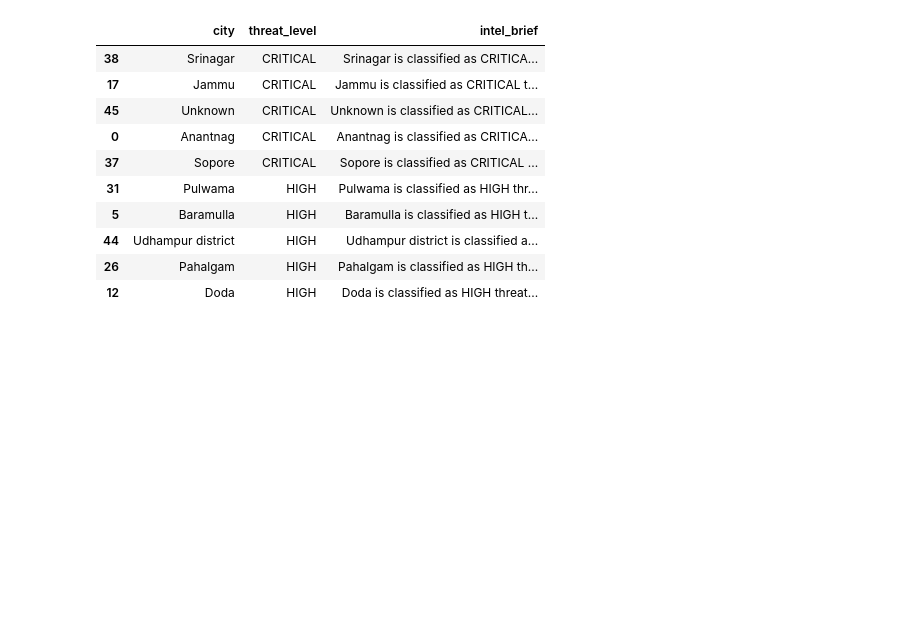
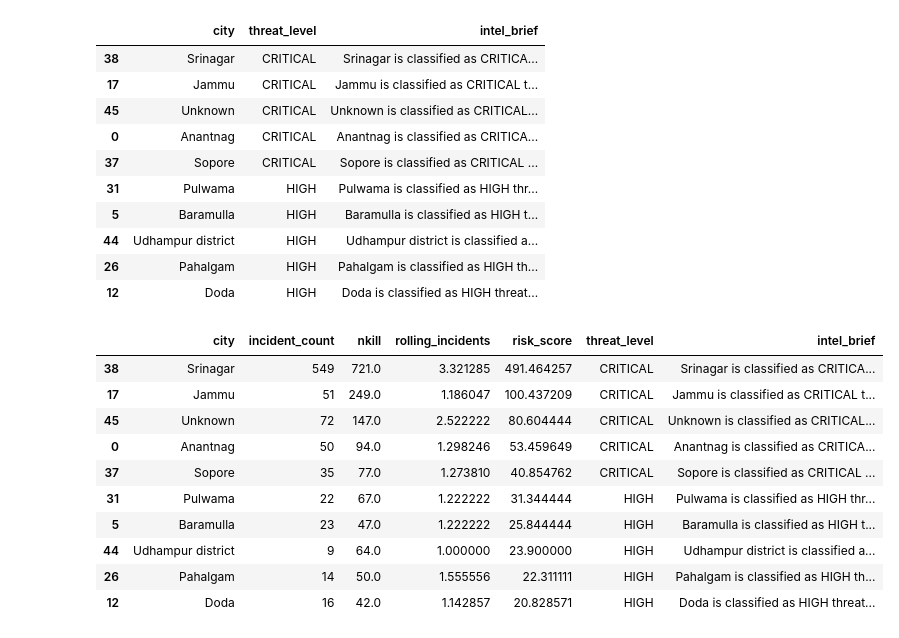
Before and after one commit to aajbelga/TRINETRA, a Jupyter notebook: notebooks/data_cleaning.ipynb, the cells around one changed output. Cells and saved outputs as stored; diff of their text form; code cells hidden in the pictures; blank space fills up the shorter version.

```diff
--- a/notebooks/data_cleaning.ipynb
+++ b/notebooks/data_cleaning.ipynb
@@ -1596,3 +1596,22 @@ district_risk.to_csv(
     r"D:\GeoShield-Kashmir\data\processed\district_risk.csv",
     index=False
 )
+# %%
+top10 = district_risk.sort_values(
+    'risk_score',
+    ascending=False
+).head(10)
+
+top10
+# %% [output]
+|  | city | incident_count | nkill | rolling_incidents | risk_score | threat_level | intel_brief |
+| 38 | Srinagar | 549 | 721.0 | 3.321285 | 491.464257 | CRITICAL | Srinagar is classified as CRITICA... |
+| 17 | Jammu | 51 | 249.0 | 1.186047 | 100.437209 | CRITICAL | Jammu is classified as CRITICAL t... |
+| 45 | Unknown | 72 | 147.0 | 2.522222 | 80.604444 | CRITICAL | Unknown is classified as CRITICAL... |
+| 0 | Anantnag | 50 | 94.0 | 1.298246 | 53.459649 | CRITICAL | Anantnag is classified as CRITICA... |
+| 37 | Sopore | 35 | 77.0 | 1.273810 | 40.854762 | CRITICAL | Sopore is classified as CRITICAL ... |
+| 31 | Pulwama | 22 | 67.0 | 1.222222 | 31.344444 | HIGH | Pulwama is classified as HIGH thr... |
+| 5 | Baramulla | 23 | 47.0 | 1.222222 | 25.844444 | HIGH | Baramulla is classified as HIGH t... |
+| 44 | Udhampur district | 9 | 64.0 | 1.000000 | 23.900000 | HIGH | Udhampur district is classified a... |
+| 26 | Pahalgam | 14 | 50.0 | 1.555556 | 22.311111 | HIGH | Pahalgam is classified as HIGH th... |
+| 12 | Doda | 16 | 42.0 | 1.142857 | 20.828571 | HIGH | Doda is classified as HIGH threat... |
```
Also changed, not shown: parts of 2 cells of this notebook.
